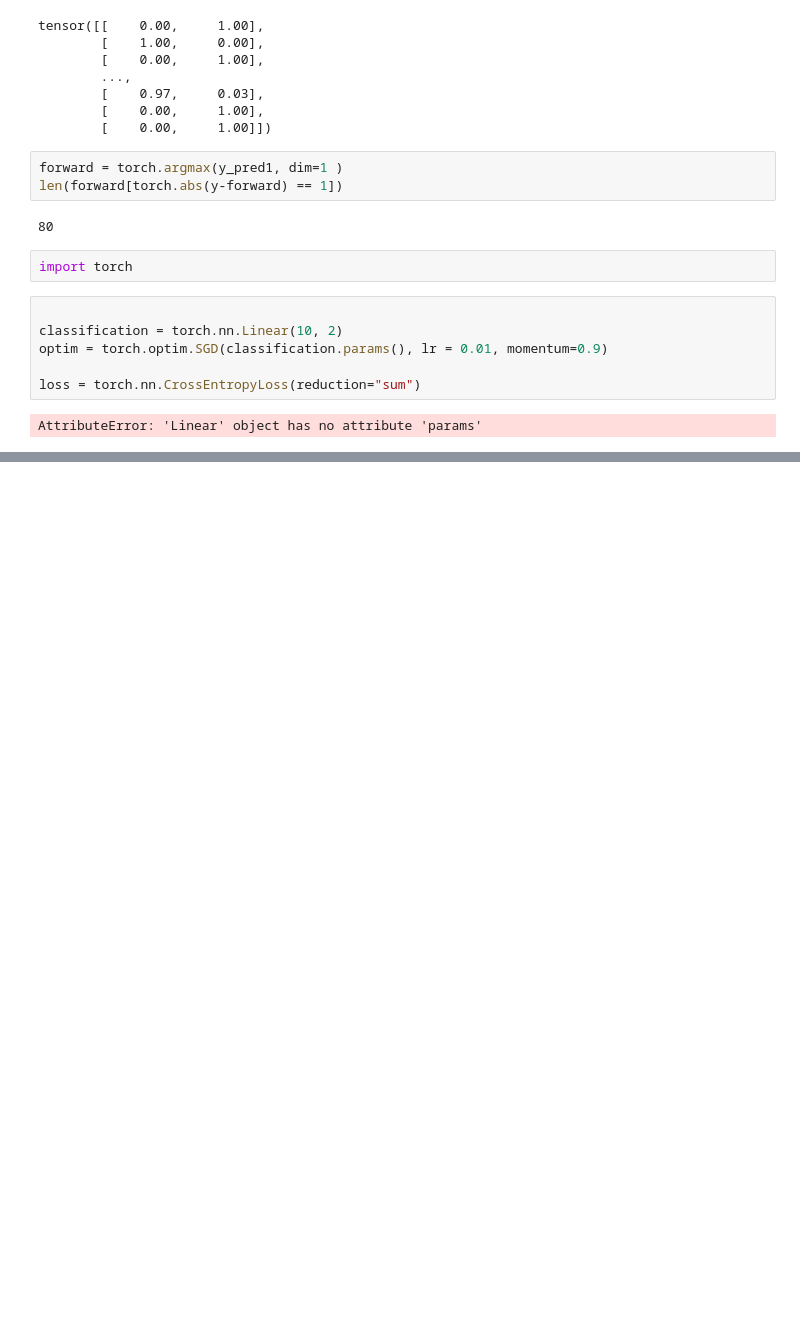
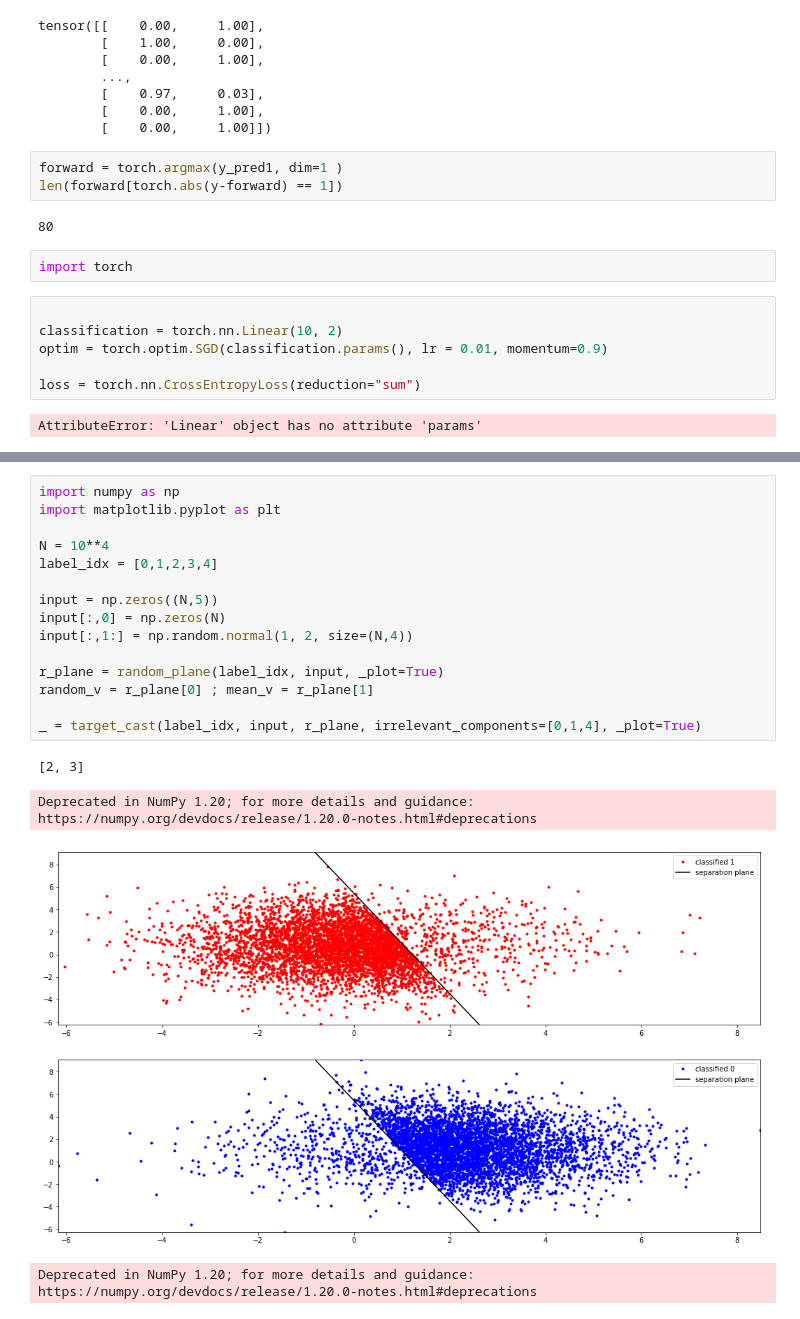
Before and after one commit to amir-abdi/disentanglement-pytorch, a Jupyter notebook: test_code/random_plane_generation.ipynb, the cells around one changed output, grey strips where cells are left out. Cells and saved outputs as stored; diff of their text form; blank space fills up the shorter version.

```diff
--- a/test_code/random_plane_generation.ipynb
+++ b/test_code/random_plane_generation.ipynb
@@ -179,0 +239,20 @@ AttributeError: 'Linear' object has no attribute 'params'
+# %%
+import numpy as np
+import matplotlib.pyplot as plt
+
+N = 10**4
+label_idx = [0,1,2,3,4]
+
+input = np.zeros((N,5))
+input[:,0] = np.zeros(N)
+input[:,1:] = np.random.normal(1, 2, size=(N,4))
+
+r_plane = random_plane(label_idx, input, _plot=True)
+random_v = r_plane[0] ; mean_v = r_plane[1]
+
+_ = target_cast(label_idx, input, r_plane, irrelevant_components=[0,1,4], _plot=True)
+# %% [output]
+[2, 3]
+Deprecated in NumPy 1.20; for more details and guidance: https://numpy.org/devdocs/release/1.20.0-notes.html#deprecations
+[figure, added]
+Deprecated in NumPy 1.20; for more details and guidance: https://numpy.org/devdocs/release/1.20.0-notes.html#deprecations
```
Also changed, not shown: parts of 2 cells of this notebook, 4 other files.
